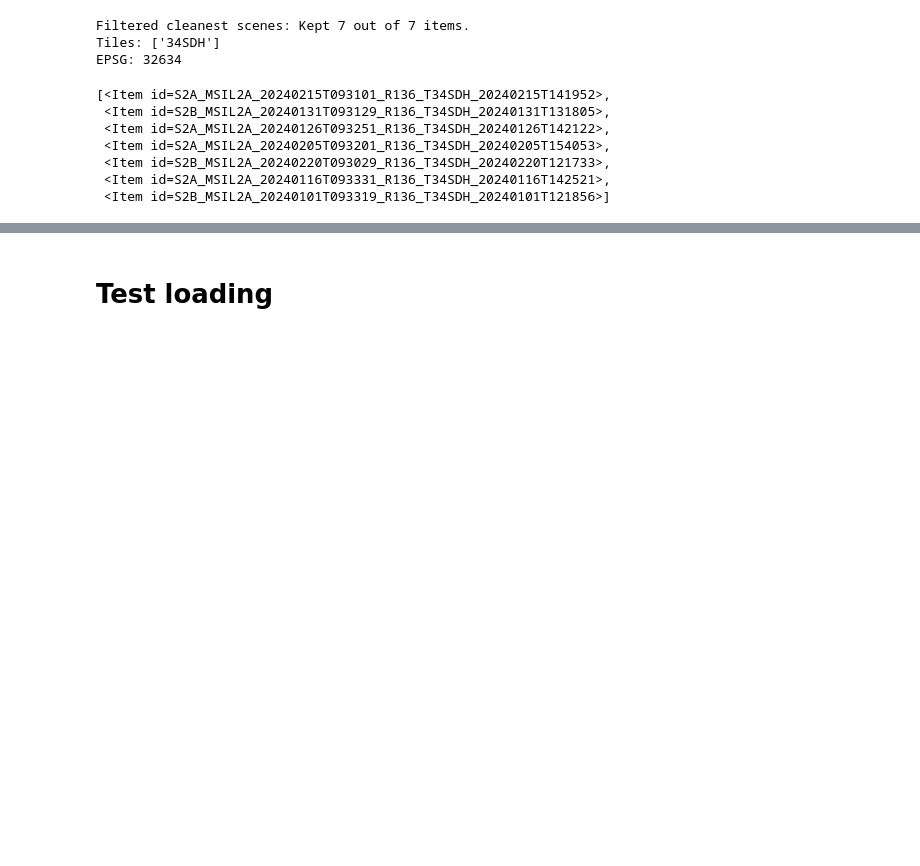
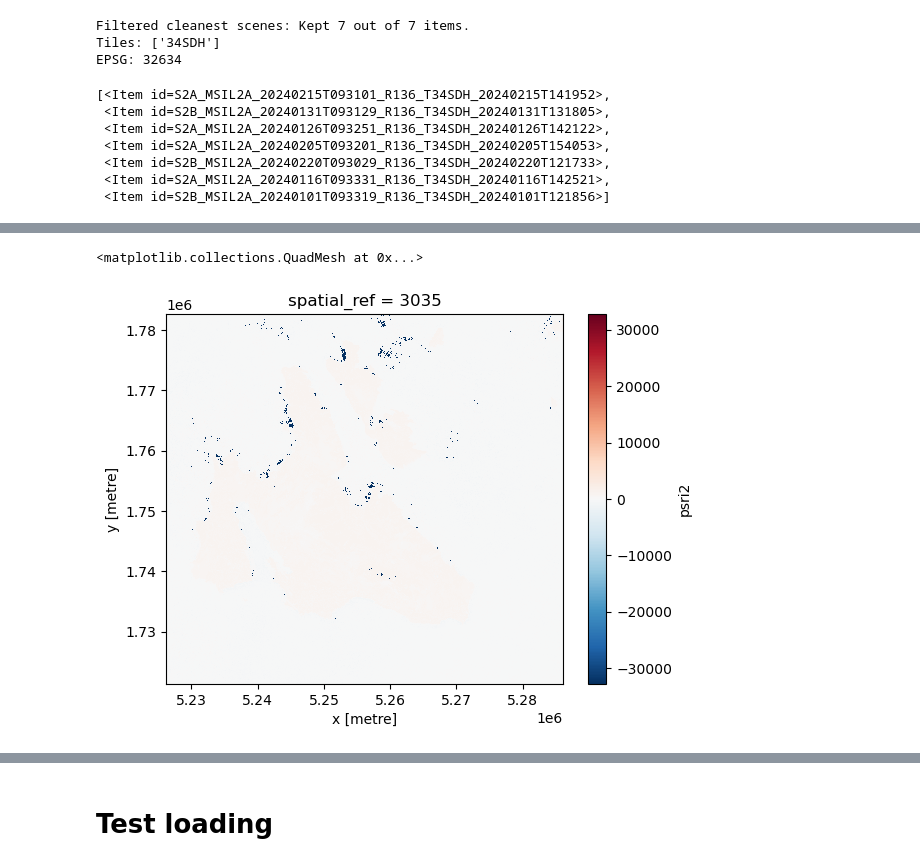
Before and after one commit to fotakide/drought, a Jupyter notebook: notebooks/composite_debug.ipynb, the cells around one changed output, grey strips where cells are left out. Cells and saved outputs as stored; diff of their text form; code cells hidden in the pictures; blank space fills up the shorter version.

```diff
--- a/notebooks/composite_debug.ipynb
+++ b/notebooks/composite_debug.ipynb
@@ -308,7 +276,7 @@ invalid_scl_values = [3, 7, 8, 9, 10, 11]
 cloud_binary_mask = ds_cube.SCL.isin(invalid_scl_values)
 
 # bands = ['B01', 'B02', 'B03', 'B04', 'B05', 'B06', 'B07', 'B08', 'B8A', 'B09', 'B11', 'B12']
-bands=['B02', 'B03', 'B04', 'B8A']
+bands=['B02', 'B03', 'B04', 'B05', 'B07', 'B8A']
 ds_cube_cf = ds_cube[bands].where(~cloud_binary_mask, 0).astype('uint16')
 ds_cube_cf
 # %% [output]
@@ -377,3 +402,8 @@ import rioxarray as rxr
+# %%
+median_composite.psri2.plot()
+# %% [output]
+<matplotlib.collections.QuadMesh at 0x...>
+[figure, added]
 # %%
 median_composite.B8A.plot()
 # %% [output]
```
Also changed, not shown: parts of 25 cells of this notebook, 4 other files.
